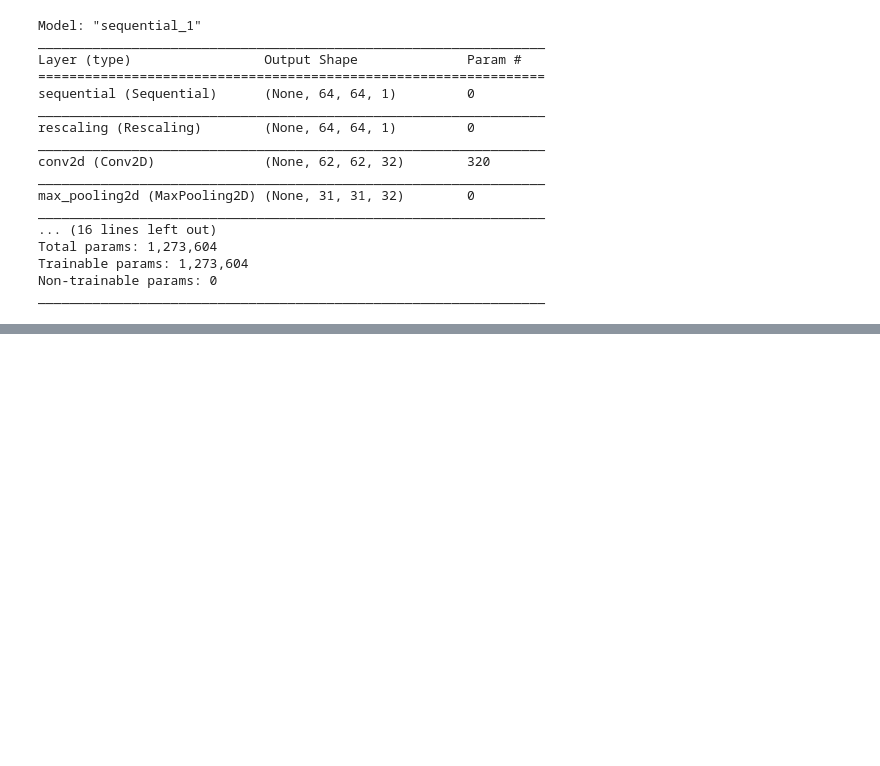
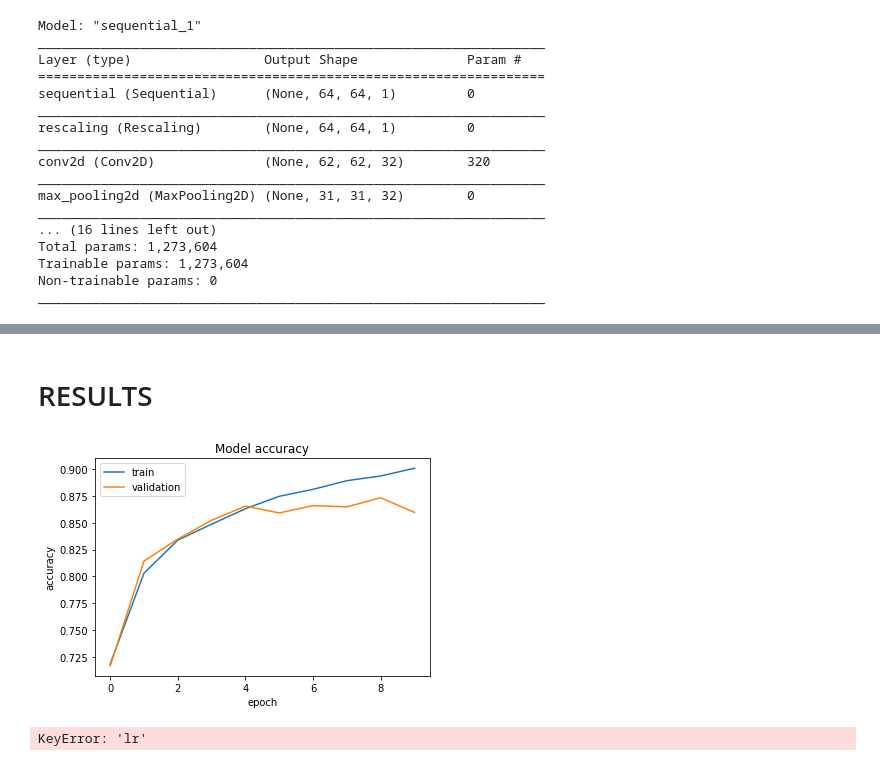
Before and after one commit to jmgaudet/image-processing-app, a Jupyter notebook: covid_19_project.ipynb, the cells around one changed output, grey strips where cells are left out. Saved outputs shown, nothing was run; the diff lists cells and outputs as text; code cells hidden in the pictures; blank space fills up the shorter version.

```diff
--- a/covid_19_project.ipynb
+++ b/covid_19_project.ipynb
@@ -201,0 +212,14 @@ for image_batch, labels_batch in train_ds:
+# %%
+def segment_diaphram(image):
+    # If blurred pixel-value is greater than 195, make it black; otherwise, do not alter
+    blurred_image = ndimage.gaussian_filter(image, sigma=3)
+    image = tf.where(blurred_image > 195, 0, image)
+    return image
+
+def tf_segment_diaphram(image, label):
+    im_shape = image.shape
+    [image,] = tf.py_function(segment_diaphram, [image], [tf.float32])
+    image.set_shape(im_shape)
+    return image, label
+
+train_ds = train_ds.map(tf_segment_diaphram)
@@ -299,11 +369,26 @@ KeyboardInterrupt:
+# %% [markdown]
+# RESULTS
 # %%
 def plot_hist(hist):
     plt.plot(hist.history["accuracy"])
     plt.plot(hist.history["val_accuracy"])
-    plt.title("model accuracy")
+    plt.title("Model accuracy")
     plt.ylabel("accuracy")
     plt.xlabel("epoch")
     plt.legend(["train", "validation"], loc="upper left")
     plt.show()
 
 plot_hist(hist)
+# %% [output]
+[figure, added]
+# %%
+def plot_learning_rate(hist):
+    plt.plot(hist.history["lr"])
+    plt.title("Learning rate during training")
+    plt.ylabel("Learning Rate")
+    plt.xlabel("epoch")
+    plt.show()
+
+plot_learning_rate(hist)
+# %% [output]
+KeyError: 'lr'
```
Also changed, not shown: parts of 27 cells of this notebook, 1 other file.
